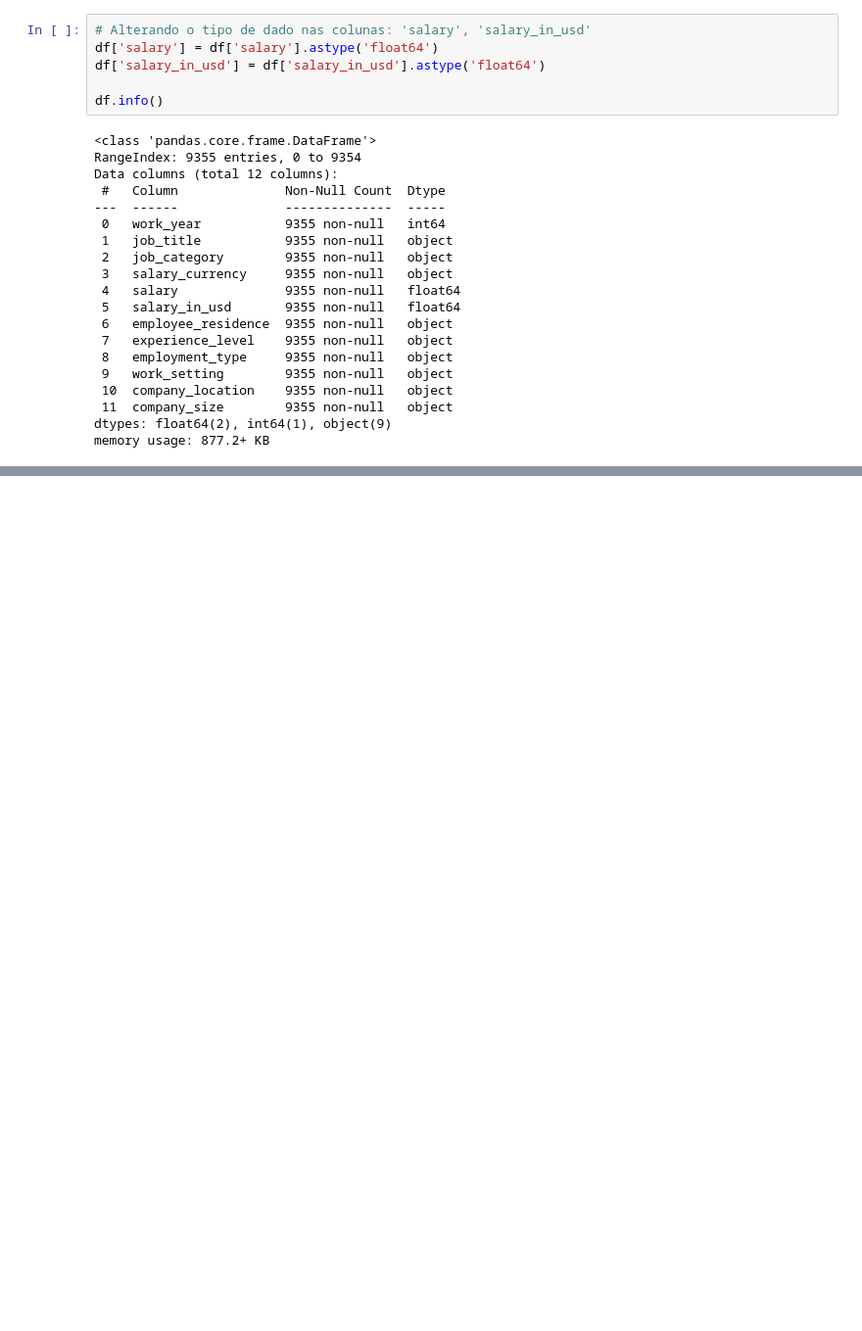
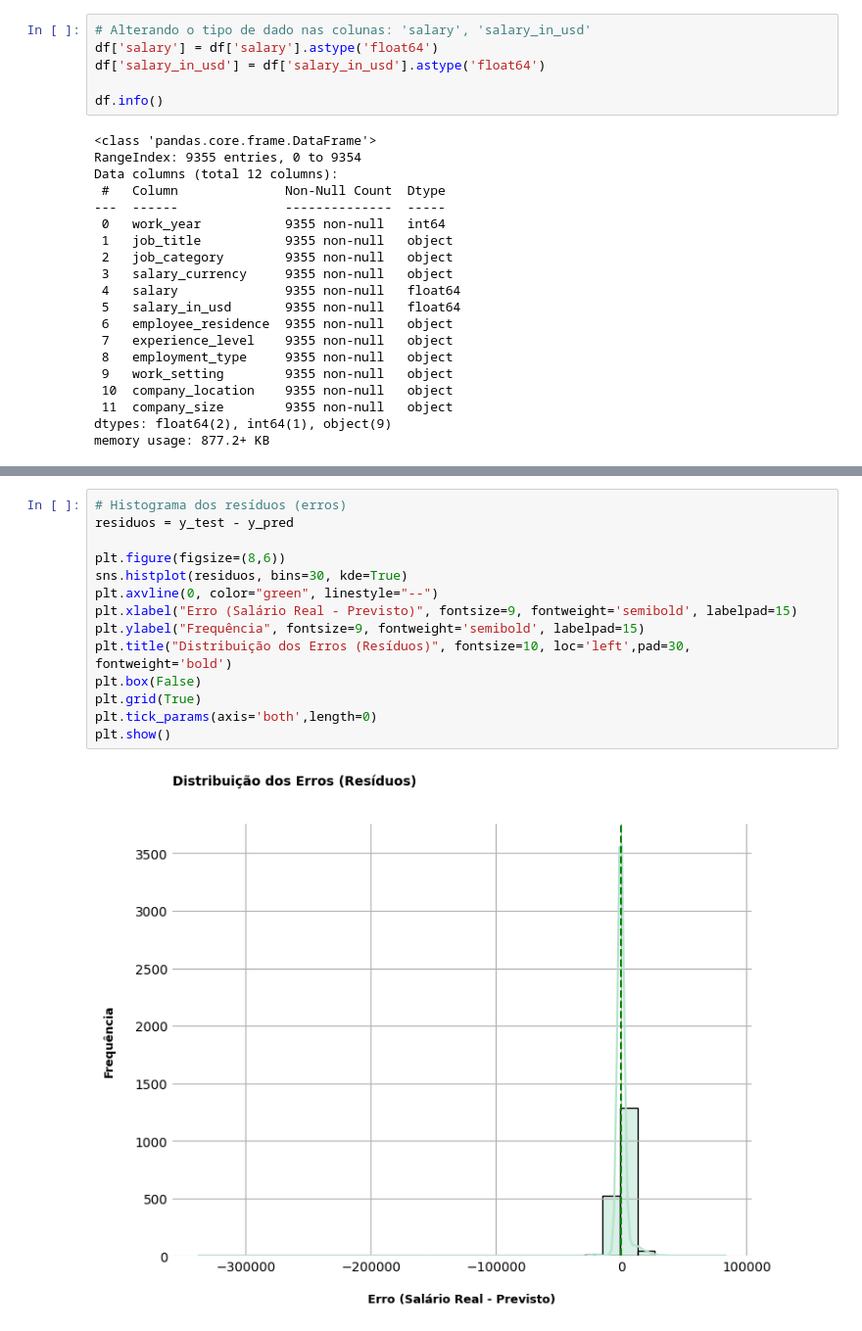
Before and after one commit to ricardo-paganini/data-salaries-analysis, a Jupyter notebook: data-salaries-analysis.ipynb, the cells around one changed output, grey strips where cells are left out. Shown: that part at 98% size. Saved outputs shown, nothing was run; the diff lists cells and outputs as text; blank space fills up the shorter version.

```diff
--- a/data-salaries-analysis.ipynb
+++ b/data-salaries-analysis.ipynb
@@ -489,0 +736,16 @@ df_encoded.head()
+# %%
+# Histograma dos resíduos (erros)
+residuos = y_test - y_pred
+
+plt.figure(figsize=(8,6))
+sns.histplot(residuos, bins=30, kde=True)
+plt.axvline(0, color="green", linestyle="--")
+plt.xlabel("Erro (Salário Real - Previsto)", fontsize=9, fontweight='semibold', labelpad=15)
+plt.ylabel("Frequência", fontsize=9, fontweight='semibold', labelpad=15)
+plt.title("Distribuição dos Erros (Resíduos)", fontsize=10, loc='left',pad=30, fontweight='bold')
+plt.box(False)
+plt.grid(True)
+plt.tick_params(axis='both',length=0)
+plt.show()
+# %% [output]
+[figure, added]
```
Also changed, not shown: parts of 11 cells of this notebook.
